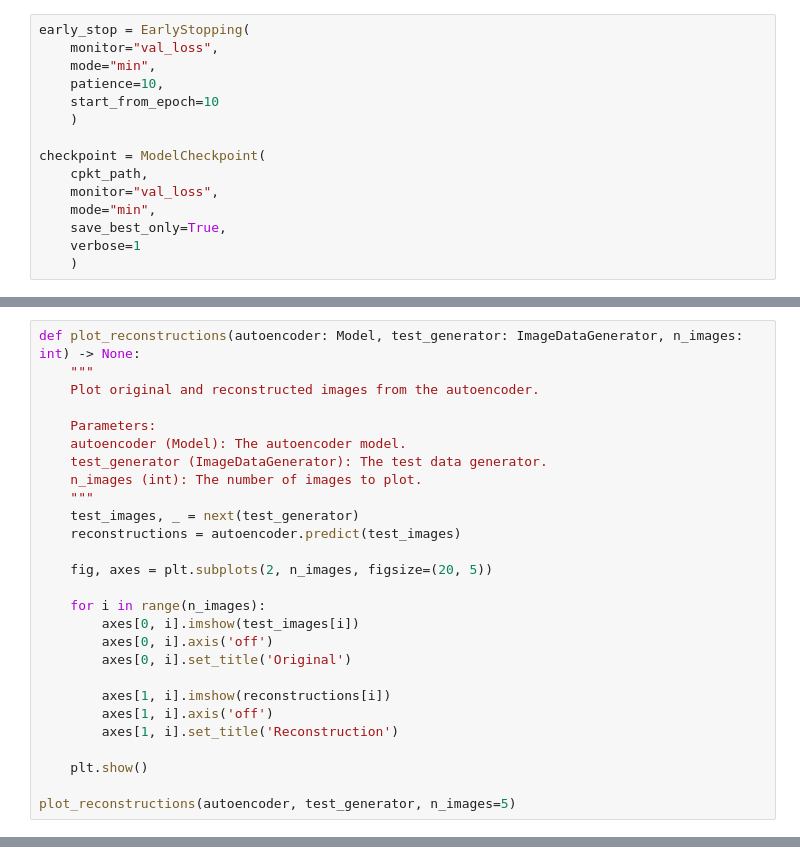
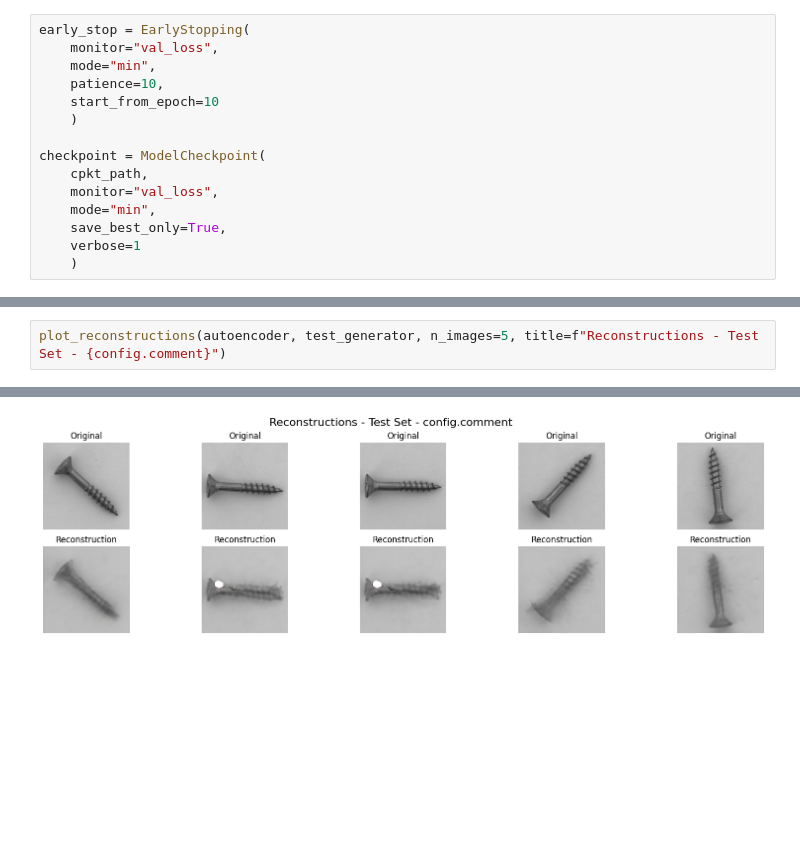
Before and after one commit to hendrik-spl/itu-aml-anomaly-detection, a Jupyter notebook: models/autoencoder/autoencoder.ipynb, the cells around one changed output, grey strips where cells are left out. Drawn from its saved outputs; the diff is of its cells as text; blank space fills up the shorter version.

```diff
--- a/models/autoencoder/autoencoder.ipynb
+++ b/models/autoencoder/autoencoder.ipynb
@@ -317,27 +233,0 @@ autoencoder.save(weights_path)
-# %%
-def plot_reconstructions(autoencoder: Model, test_generator: ImageDataGenerator, n_images: int) -> None:
-    """
-    Plot original and reconstructed images from the autoencoder.
-
-    Parameters:
-    autoencoder (Model): The autoencoder model.
-    test_generator (ImageDataGenerator): The test data generator.
-    n_images (int): The number of images to plot.
-    """
-    test_images, _ = next(test_generator)
-    reconstructions = autoencoder.predict(test_images)
-
-    fig, axes = plt.subplots(2, n_images, figsize=(20, 5))
-
-    for i in range(n_images):
-        axes[0, i].imshow(test_images[i])
-        axes[0, i].axis('off')
-        axes[0, i].set_title('Original')
-
-        axes[1, i].imshow(reconstructions[i])
-        axes[1, i].axis('off')
-        axes[1, i].set_title('Reconstruction')
-
-    plt.show()
-
-plot_reconstructions(autoencoder, test_generator, n_images=5)
@@ -346,0 +234,3 @@ plot_reconstructions(autoencoder, test_generator, n_images=5)
+# %%
+plot_reconstructions(autoencoder, test_generator, n_images=5, title=f"Reconstructions - Test Set - {config.comment}")
+# %% [output]
@@ -347,3 +238,4 @@ plot_reconstructions(autoencoder, test_generator, n_images=5)
+[figure, added]
 # %%
 import numpy as np
 from sklearn.metrics import confusion_matrix
```
Also changed, not shown: parts of 24 cells of this notebook, 6 other files.
